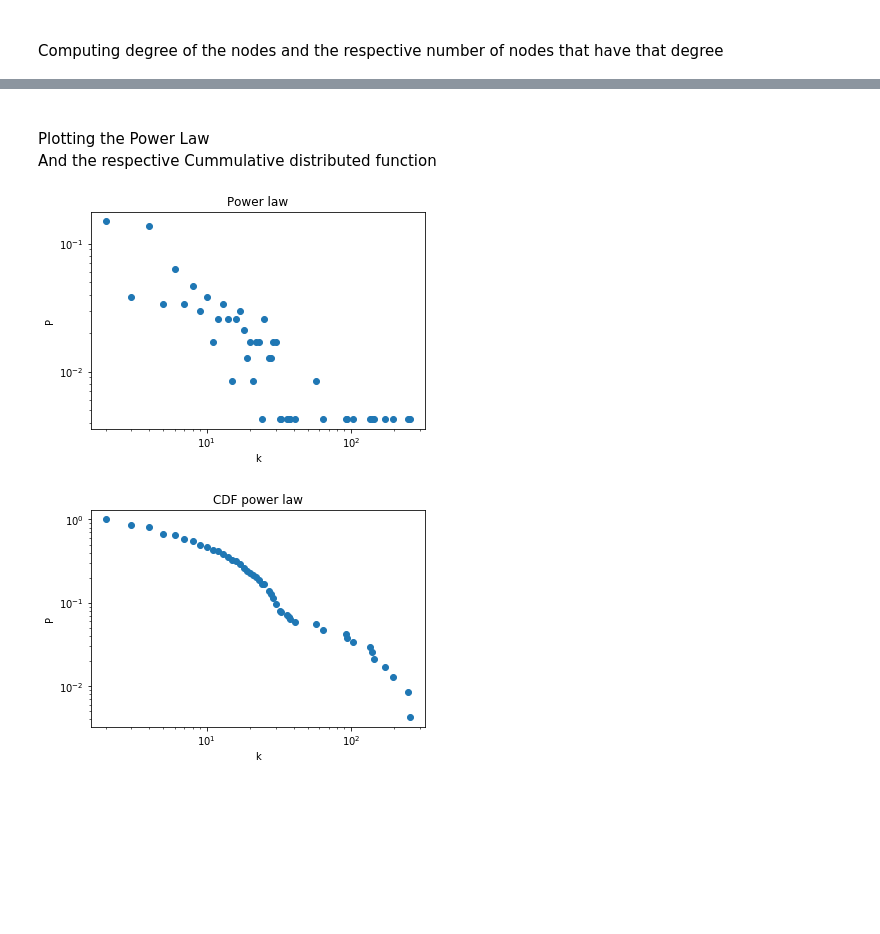
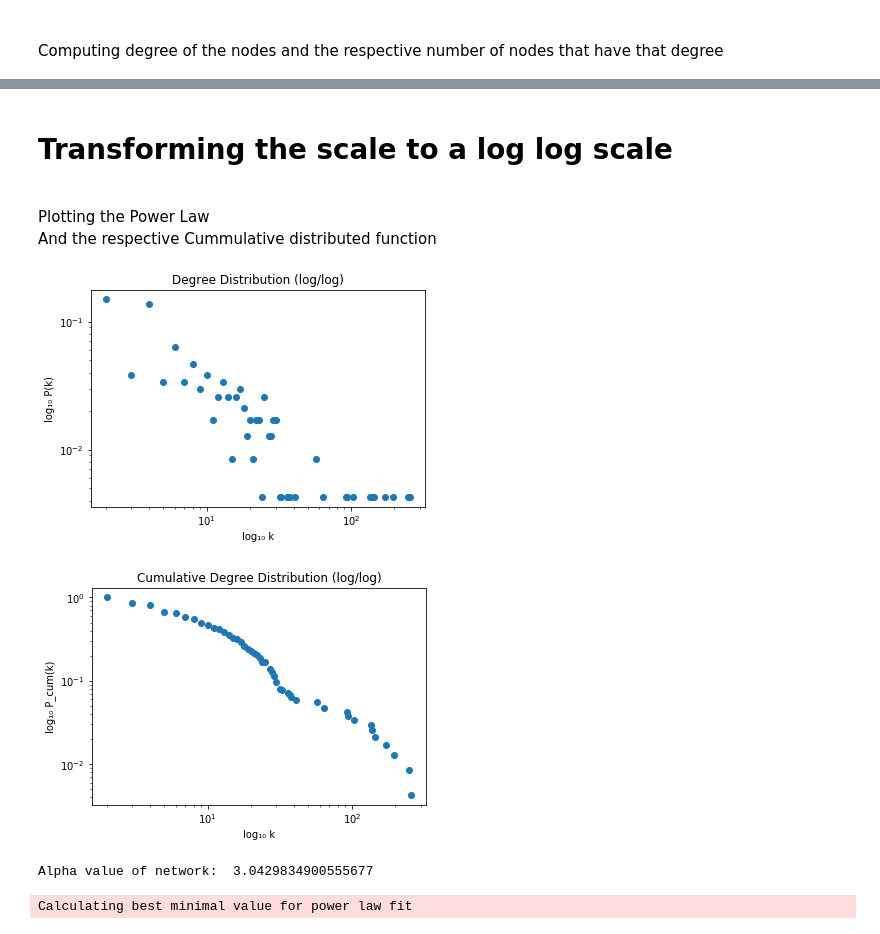
Before and after one commit to DCalhas/RC_Project, a Jupyter notebook: main.ipynb, the cells around one changed output, grey strips where cells are left out. Saved outputs shown, nothing was run; the diff lists cells and outputs as text; code cells hidden in the pictures; blank space fills up the shorter version.

Commit message:
put changes in notebook and add power law package (everything is trial without knowledge in powerlaw)

```diff
--- a/main.ipynb
+++ b/main.ipynb
@@ -55,4 +84,6 @@ for i in range(len(cnt)):
 # %% [markdown]
+# Transforming the scale to a log log scale
+
 <br>
 Plotting the Power Law
 <br>
@@ -62,39 +93,50 @@ And the respective Cummulative distributed function
 #Plotting the power law in a log log scale ---- Non cummulative plot
 ###################################################################################
 
 plt.figure()
-plt.title("Power law")
-plt.ylabel("P")
-plt.xlabel("k")
+plt.title("Degree Distribution (log/log)")
+plt.ylabel("log₁₀ P(k)")
+plt.xlabel("log₁₀ k")
 
 plt.loglog(deg, cnt, 'o')
 
 
 #----------------------------------------------------------------------------------
 #----------------------------------------------------------------------------------
 #----------------------------------------------------------------------------------
 
 
 ###################################################################################
 #Plotting the power law in a log log scale ---- Cummulative plot
 ###################################################################################
 
 
-#build cummulative vector
+# Build cummulative vector
 cnt_cdf = []
 for i in range(len(cnt)):
 	cnt_cdf += [sum(cnt[0:i+1])]
 
 plt.figure()
-plt.title("CDF power law")
-plt.ylabel("P")
-plt.xlabel("k")
 
+plt.title("Cumulative Degree Distribution (log/log)")
+plt.ylabel("log₁₀ P_cum(k)")
+plt.xlabel("log₁₀ k")
 plt.loglog(deg, cnt_cdf, 'o')
 
 plt.show()
 
 #package python to compute the linear line is named power law https://pypi.org/project/powerlaw/
 # %% [output]
-[figure, old version]
+[figure, new version]
-[figure, old version]
+[figure, new version]
+# %%
+import powerlaw as pl
+
+
+fit = pl.Fit(cnt_cdf)
+
+
+print("Alpha value of network: ", fit.alpha)
+# %% [output]
+Alpha value of network:  3.0429834900555677
+Calculating best minimal value for power law fit
```
Also changed, not shown: parts of 8 cells of this notebook.
